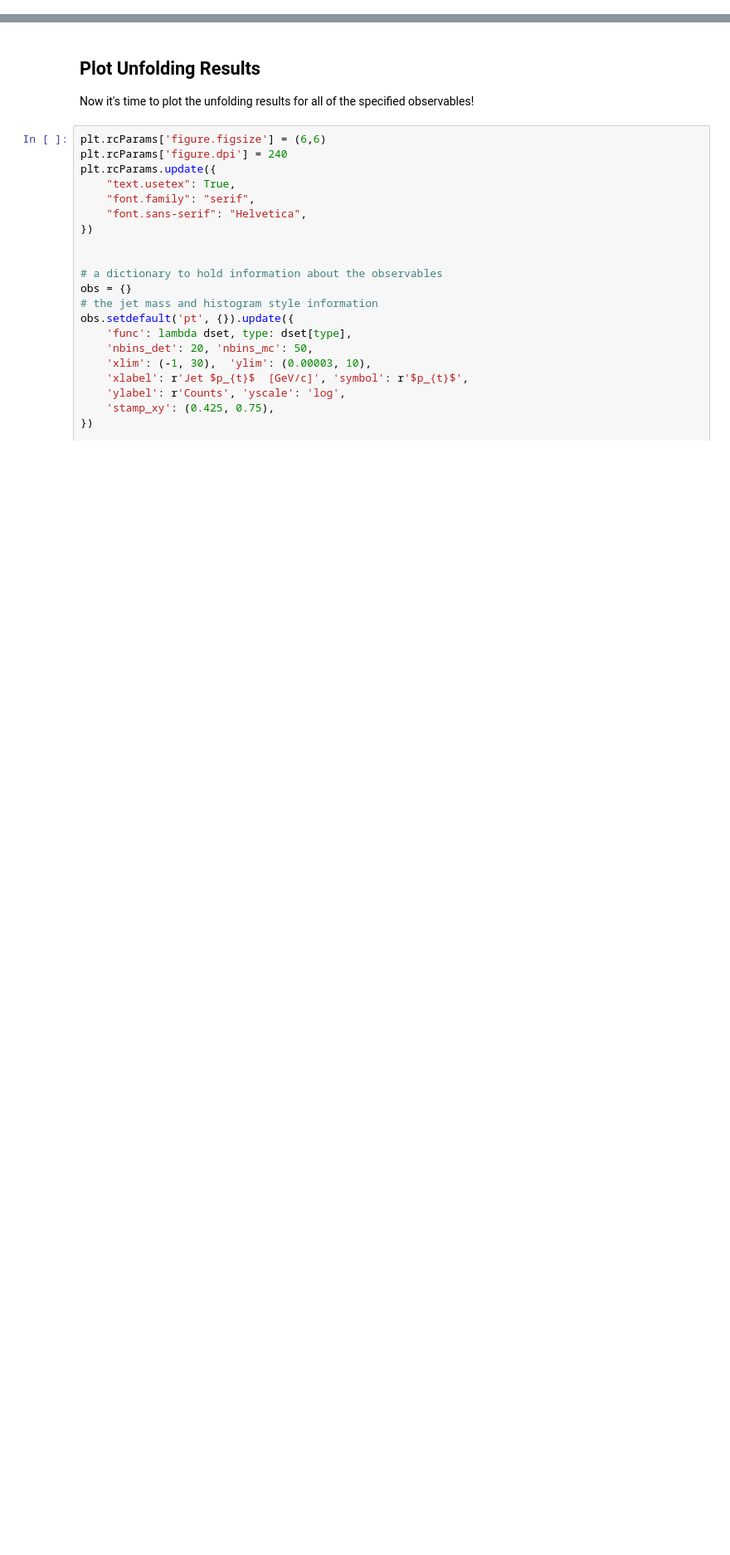
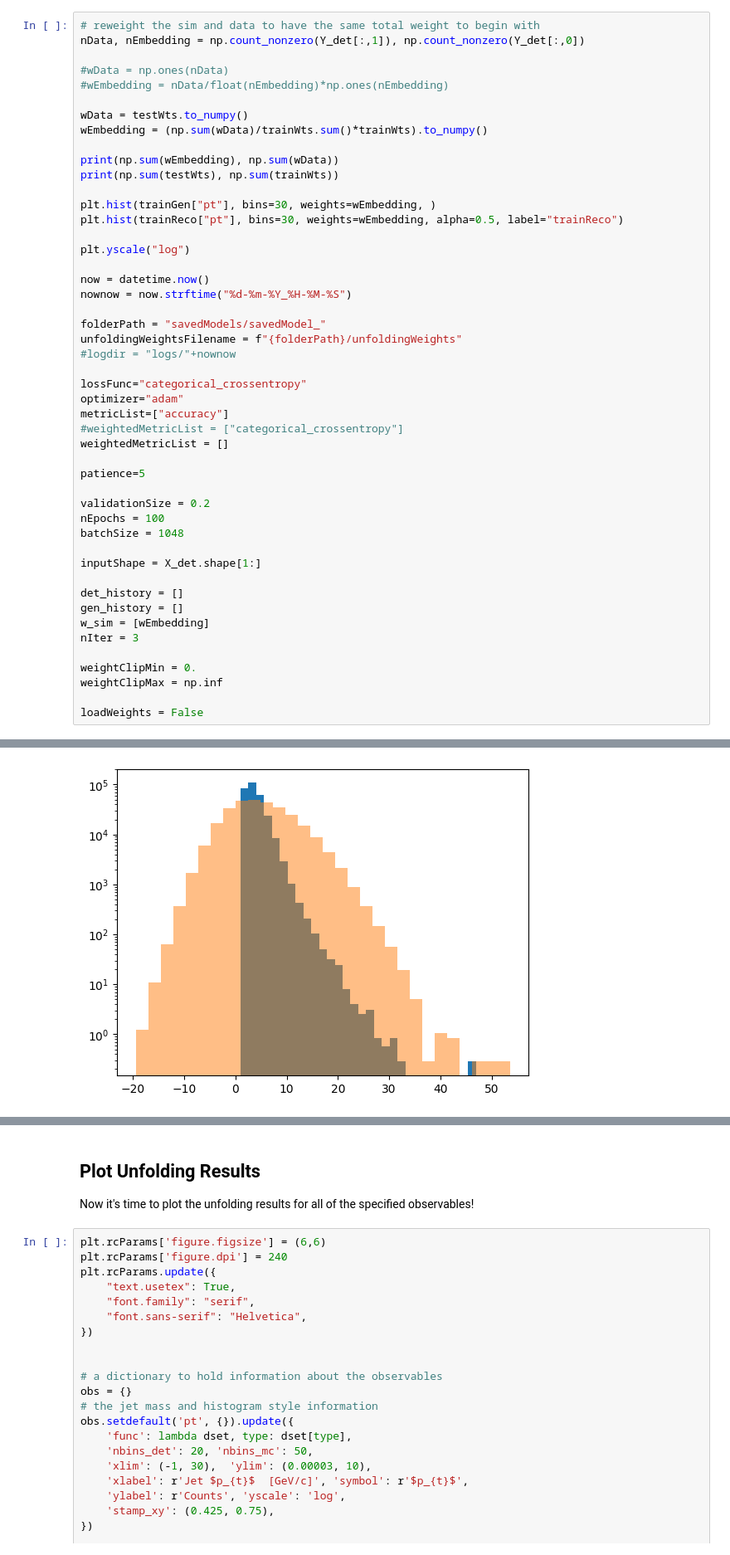
Before and after one commit to aprozo/star, a Jupyter notebook: unfold/Tanmay/Omnifold.ipynb, the cells around one changed output, grey strips where cells are left out. Shown at 83% size. Drawn from its saved outputs; the diff is of its cells as text; blank space fills up the shorter version.

```diff
--- a/unfold/Tanmay/Omnifold.ipynb
+++ b/unfold/Tanmay/Omnifold.ipynb
@@ -196,0 +379,49 @@ def getEfficiencyPtWeight(pt):
+# %%
+# reweight the sim and data to have the same total weight to begin with
+nData, nEmbedding = np.count_nonzero(Y_det[:,1]), np.count_nonzero(Y_det[:,0])
+
+#wData = np.ones(nData)
+#wEmbedding = nData/float(nEmbedding)*np.ones(nEmbedding)
+
+wData = testWts.to_numpy()
+wEmbedding = (np.sum(wData)/trainWts.sum()*trainWts).to_numpy()
+
+print(np.sum(wEmbedding), np.sum(wData))
+print(np.sum(testWts), np.sum(trainWts))
+
+plt.hist(trainGen["pt"], bins=30, weights=wEmbedding, )
+plt.hist(trainReco["pt"], bins=30, weights=wEmbedding, alpha=0.5, label="trainReco")
+
+plt.yscale("log")
+
+now = datetime.now()
+nownow = now.strftime("%d-%m-%Y_%H-%M-%S")
+
+folderPath = "savedModels/savedModel_"
+unfoldingWeightsFilename = f"{folderPath}/unfoldingWeights"
+#logdir = "logs/"+nownow
+
+lossFunc="categorical_crossentropy"
+optimizer="adam"
+metricList=["accuracy"]
+#weightedMetricList = ["categorical_crossentropy"]
+weightedMetricList = []
+
+patience=5
+
+validationSize = 0.2
+nEpochs = 100
+batchSize = 1048
+
+inputShape = X_det.shape[1:]
+
+det_history = []
+gen_history = []
+w_sim = [wEmbedding]
+nIter = 3
+
+weightClipMin = 0.
+weightClipMax = np.inf
+
+loadWeights = False
+# %% [output]
@@ -197 +430,2 @@ def getEfficiencyPtWeight(pt):
+[figure, added]
 # %%
```
Also changed, not shown: parts of 27 cells of this notebook, 2 other files.
